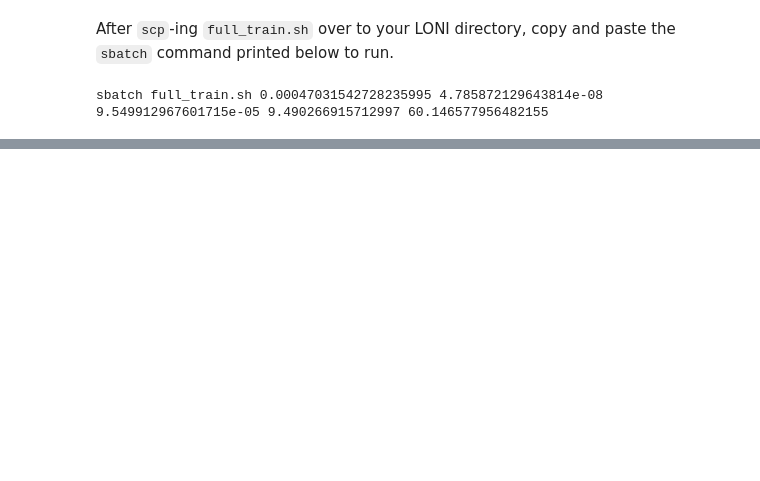
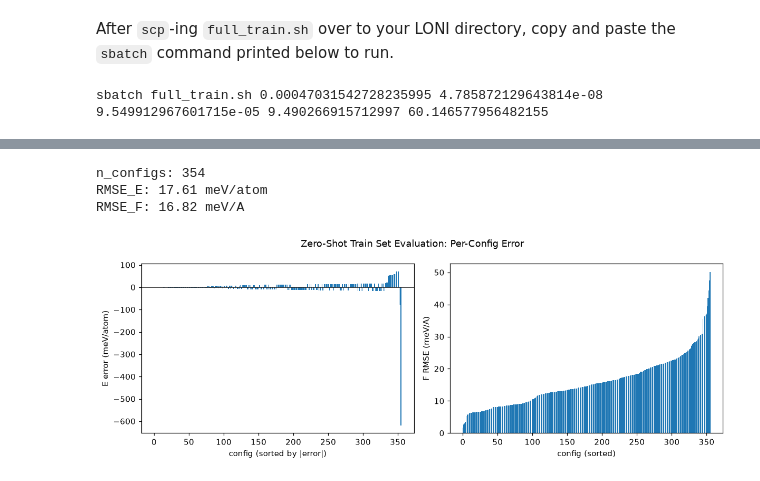
Before and after one commit to zbschwab/finetuned-mlips, a Jupyter notebook: mace-mh-1/cv-optuna/optuna_post-processing.ipynb, the cells around one changed output, grey strips where cells are left out. Cells and saved outputs as stored; diff of their text form; code cells hidden in the pictures; blank space fills up the shorter version.

```diff
--- a/mace-mh-1/cv-optuna/optuna_post-processing.ipynb
+++ b/mace-mh-1/cv-optuna/optuna_post-processing.ipynb
@@ -170,0 +226,6 @@ sbatch full_train.sh 0.00047031542728235995 4.785872129643814e-08 9.549912967601
+# %%
+# highest-err configs on test set
+
+worst_test = sorted(configs, key=lambda c: abs(c["E_error_meV_per_atom"]), reverse=True)[:10]
+for c in worst_test:
+    print(f"{c['formula']:15s} idx={c['index']:3d}  E_err={c['E_error_meV_per_atom']:7.1f} meV/atom  F_rmse={c['F_RMSE_meV_per_A']:6.1f} meV/A")
@@ -170,0 +243,34 @@ sbatch full_train.sh 0.00047031542728235995 4.785872129643814e-08 9.549912967601
+# %%
+# zero-shot on training set
+
+with open(f"../results/train_eval-{JOB_ID}.json") as f:
+    d = json.load(f)
+
+print(f"n_configs: {d['n_configs']}")
+print(f"RMSE_E: {d['RMSE_E_per_atom_meV']:.2f} meV/atom")
+print(f"RMSE_F: {d['RMSE_F_meV_per_A']:.2f} meV/A")
+
+configs = d["per_config"]
+e_errs = [c["E_error_meV_per_atom"] for c in configs]
+f_rmses = [c["F_RMSE_meV_per_A"] for c in configs]
+# %% [output]
+n_configs: 354
+RMSE_E: 17.61 meV/atom
+RMSE_F: 16.82 meV/A
+# %%
+fig, axes = plt.subplots(1, 2, figsize=(11, 4))
+plt.suptitle("Zero-Shot Train Set Evaluation: Per-Config Error")
+
+axes[0].bar(range(len(e_errs)), sorted(e_errs, key=abs))
+axes[0].set_xlabel("config (sorted by |error|)")
+axes[0].set_ylabel("E error (meV/atom)")
+axes[0].axhline(0, color="k", lw=0.5)
+
+axes[1].bar(range(len(f_rmses)), sorted(f_rmses))
+axes[1].set_xlabel("config (sorted)")
+axes[1].set_ylabel("F RMSE (meV/A)")
+
+plt.tight_layout()
+plt.show()
+# %% [output]
+[figure, added]
```
Also changed, not shown: parts of 18 cells of this notebook, 7 other files.
